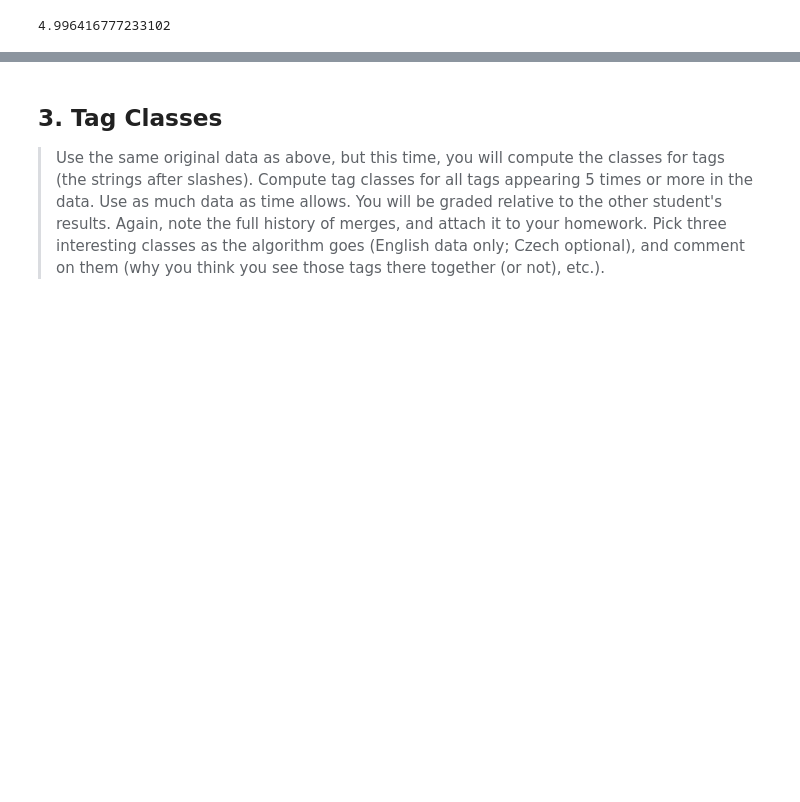
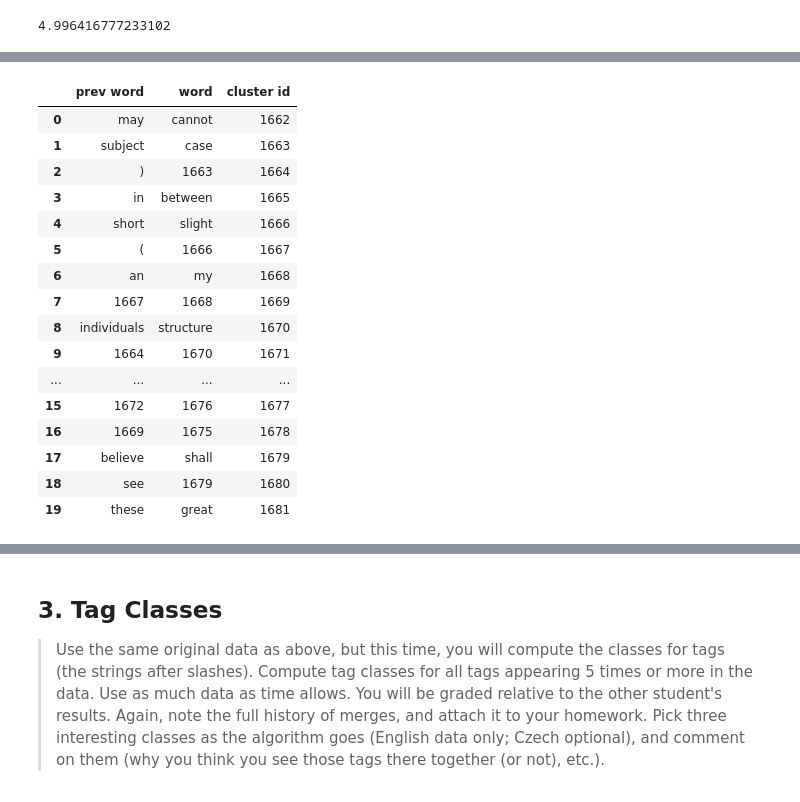
Before and after one commit to Hyperparticle/lct-master, a Jupyter notebook: charles-university/statistical-nlp/assignment-2/nlp-assignment-2.ipynb, the cells around one changed output, grey strips where cells are left out. Saved outputs shown, nothing was run; the diff lists cells and outputs as text; code cells hidden in the pictures; blank space fills up the shorter version.

```diff
--- a/charles-university/statistical-nlp/assignment-2/nlp-assignment-2.ipynb
+++ b/charles-university/statistical-nlp/assignment-2/nlp-assignment-2.ipynb
@@ -309,3 +274,19 @@ len(cluster.word_set)
+# %%
+def open_text(filename):
+    """Reads a text line by line, applies light preprocessing, and returns an array of words and tags"""
+    with open(filename, encoding='iso-8859-2') as f:
+        content = f.readlines()
+
+    preprocess = lambda word: word.strip().rsplit('/', 1)
+
+    return np.array([preprocess(word) for word in content])
+# %%
+# Read the texts into memory
+english = './TEXTEN1.ptg'
+czech = './TEXTCZ1.ptg'
+
+words_en, tags_en = zip(*open_text(english))
+words_cz, tags_cz = zip(*open_text(czech))
 # %%
 def mutual_information_total(lm):
     pairs = lm.bigram_set
@@ -354,0 +298,3 @@ t - 4.99726326162518, t - 4.99633675507535
+# %%
+cluster_en = LmCluster(words_en[:8000])
+cluster_cz = LmCluster(words_cz[:8000])
@@ -354,0 +308,23 @@ t - 4.99726326162518, t - 4.99633675507535
+# %%
+def history(cluster):
+    return pd.DataFrame(cluster.cluster_history, columns=['prev word', 'word', 'cluster id'])
+# %%
+history(cluster_en)[:20]
+# %% [output]
+|  | prev word | word | cluster id |
+| 0 | may | cannot | 1662 |
+| 1 | subject | case | 1663 |
+| 2 | ) | 1663 | 1664 |
+| 3 | in | between | 1665 |
+| 4 | short | slight | 1666 |
+| 5 | ( | 1666 | 1667 |
+| 6 | an | my | 1668 |
+| 7 | 1667 | 1668 | 1669 |
+| 8 | individuals | structure | 1670 |
+| 9 | 1664 | 1670 | 1671 |
+| ... | ... | ... | ... |
+| 15 | 1672 | 1676 | 1677 |
+| 16 | 1669 | 1675 | 1678 |
+| 17 | believe | shall | 1679 |
+| 18 | see | 1679 | 1680 |
+| 19 | these | great | 1681 |
```
Also changed, not shown: parts of 22 cells of this notebook, 1 other file.
